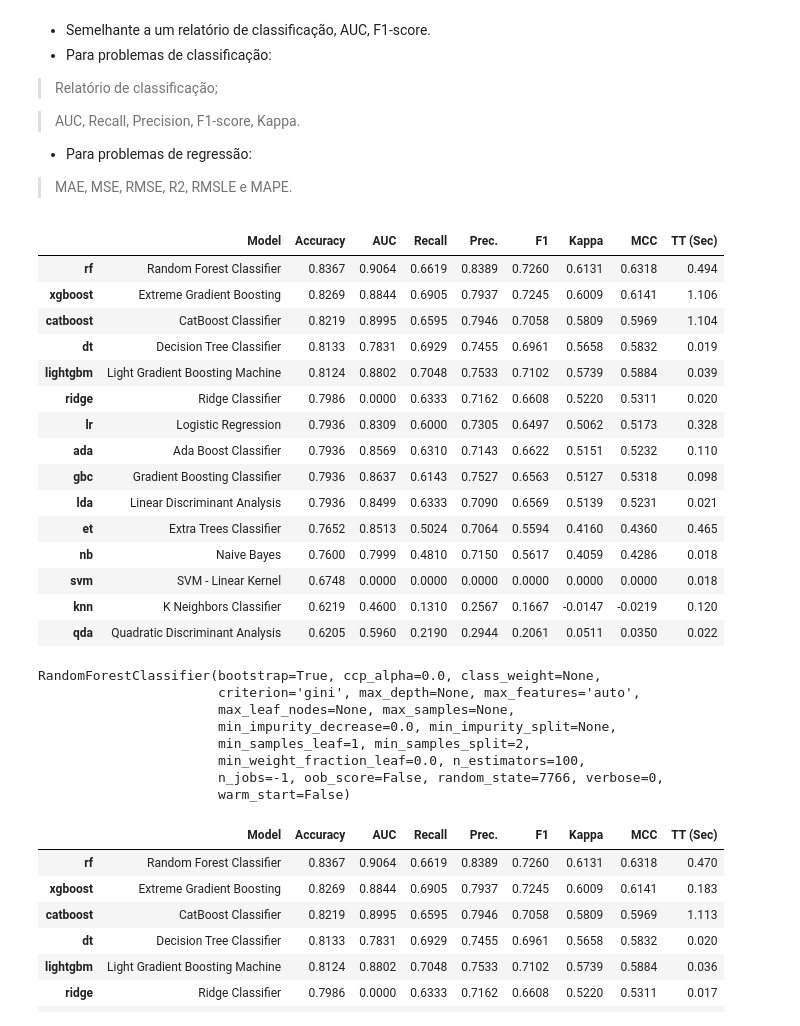
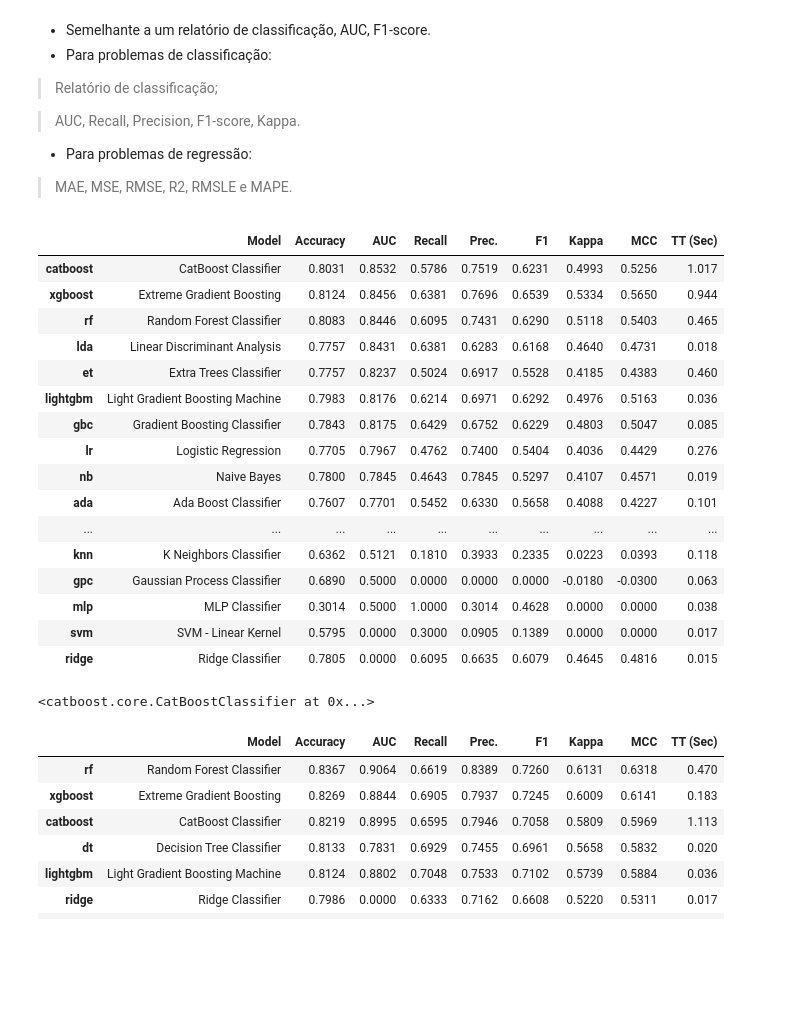
Before and after one commit to geocarvalho/tutoriais, a Jupyter notebook: ml/pycaret_first_impression.ipynb, the cells around one changed output. Drawn from its saved outputs; the diff is of its cells as text; code cells hidden in the pictures; blank space fills up the shorter version.

Commit message:
Update compare_models

```diff
--- a/ml/pycaret_first_impression.ipynb
+++ b/ml/pycaret_first_impression.ipynb
@@ -151,32 +151,26 @@ clf = pc.setup(data=data_df, target="DEATH_EVENT")
 > MAE, MSE, RMSE, R2, RMSLE e MAPE.
 # %%
 # Comparando os modelos
-pc.compare_models()
+pc.compare_models(sort="AUC", turbo=False)
 # %% [output]
 |  | Model | Accuracy | AUC | Recall | Prec. | F1 | Kappa | MCC | TT (Sec) |
-| rf | Random Forest Classifier | 0.8367 | 0.9064 | 0.6619 | 0.8389 | 0.7260 | 0.6131 | 0.6318 | 0.494 |
-| xgboost | Extreme Gradient Boosting | 0.8269 | 0.8844 | 0.6905 | 0.7937 | 0.7245 | 0.6009 | 0.6141 | 1.106 |
-| catboost | CatBoost Classifier | 0.8219 | 0.8995 | 0.6595 | 0.7946 | 0.7058 | 0.5809 | 0.5969 | 1.104 |
-| dt | Decision Tree Classifier | 0.8133 | 0.7831 | 0.6929 | 0.7455 | 0.6961 | 0.5658 | 0.5832 | 0.019 |
-| lightgbm | Light Gradient Boosting Machine | 0.8124 | 0.8802 | 0.7048 | 0.7533 | 0.7102 | 0.5739 | 0.5884 | 0.039 |
-| ridge | Ridge Classifier | 0.7986 | 0.0000 | 0.6333 | 0.7162 | 0.6608 | 0.5220 | 0.5311 | 0.020 |
-| lr | Logistic Regression | 0.7936 | 0.8309 | 0.6000 | 0.7305 | 0.6497 | 0.5062 | 0.5173 | 0.328 |
-| ada | Ada Boost Classifier | 0.7936 | 0.8569 | 0.6310 | 0.7143 | 0.6622 | 0.5151 | 0.5232 | 0.110 |
-| gbc | Gradient Boosting Classifier | 0.7936 | 0.8637 | 0.6143 | 0.7527 | 0.6563 | 0.5127 | 0.5318 | 0.098 |
-| lda | Linear Discriminant Analysis | 0.7936 | 0.8499 | 0.6333 | 0.7090 | 0.6569 | 0.5139 | 0.5231 | 0.021 |
-| et | Extra Trees Classifier | 0.7652 | 0.8513 | 0.5024 | 0.7064 | 0.5594 | 0.4160 | 0.4360 | 0.465 |
-| nb | Naive Bayes | 0.7600 | 0.7999 | 0.4810 | 0.7150 | 0.5617 | 0.4059 | 0.4286 | 0.018 |
-| svm | SVM - Linear Kernel | 0.6748 | 0.0000 | 0.0000 | 0.0000 | 0.0000 | 0.0000 | 0.0000 | 0.018 |
-| knn | K Neighbors Classifier | 0.6219 | 0.4600 | 0.1310 | 0.2567 | 0.1667 | -0.0147 | -0.0219 | 0.120 |
-| qda | Quadratic Discriminant Analysis | 0.6205 | 0.5960 | 0.2190 | 0.2944 | 0.2061 | 0.0511 | 0.0350 | 0.022 |
+| catboost | CatBoost Classifier | 0.8031 | 0.8532 | 0.5786 | 0.7519 | 0.6231 | 0.4993 | 0.5256 | 1.017 |
+| xgboost | Extreme Gradient Boosting | 0.8124 | 0.8456 | 0.6381 | 0.7696 | 0.6539 | 0.5334 | 0.5650 | 0.944 |
+| rf | Random Forest Classifier | 0.8083 | 0.8446 | 0.6095 | 0.7431 | 0.6290 | 0.5118 | 0.5403 | 0.465 |
+| lda | Linear Discriminant Analysis | 0.7757 | 0.8431 | 0.6381 | 0.6283 | 0.6168 | 0.4640 | 0.4731 | 0.018 |
+| et | Extra Trees Classifier | 0.7757 | 0.8237 | 0.5024 | 0.6917 | 0.5528 | 0.4185 | 0.4383 | 0.460 |
+| lightgbm | Light Gradient Boosting Machine | 0.7983 | 0.8176 | 0.6214 | 0.6971 | 0.6292 | 0.4976 | 0.5163 | 0.036 |
+| gbc | Gradient Boosting Classifier | 0.7843 | 0.8175 | 0.6429 | 0.6752 | 0.6229 | 0.4803 | 0.5047 | 0.085 |
+| lr | Logistic Regression | 0.7705 | 0.7967 | 0.4762 | 0.7400 | 0.5404 | 0.4036 | 0.4429 | 0.276 |
+| nb | Naive Bayes | 0.7800 | 0.7845 | 0.4643 | 0.7845 | 0.5297 | 0.4107 | 0.4571 | 0.019 |
+| ada | Ada Boost Classifier | 0.7607 | 0.7701 | 0.5452 | 0.6330 | 0.5658 | 0.4088 | 0.4227 | 0.101 |
+| ... | ... | ... | ... | ... | ... | ... | ... | ... | ... |
+| knn | K Neighbors Classifier | 0.6362 | 0.5121 | 0.1810 | 0.3933 | 0.2335 | 0.0223 | 0.0393 | 0.118 |
+| gpc | Gaussian Process Classifier | 0.6890 | 0.5000 | 0.0000 | 0.0000 | 0.0000 | -0.0180 | -0.0300 | 0.063 |
+| mlp | MLP Classifier | 0.3014 | 0.5000 | 1.0000 | 0.3014 | 0.4628 | 0.0000 | 0.0000 | 0.038 |
+| svm | SVM - Linear Kernel | 0.5795 | 0.0000 | 0.3000 | 0.0905 | 0.1389 | 0.0000 | 0.0000 | 0.017 |
+| ridge | Ridge Classifier | 0.7805 | 0.0000 | 0.6095 | 0.6635 | 0.6079 | 0.4645 | 0.4816 | 0.015 |
-RandomForestClassifier(bootstrap=True, ccp_alpha=0.0, class_weight=None,
-                       criterion='gini', max_depth=None, max_features='auto',
-                       max_leaf_nodes=None, max_samples=None,
-                       min_impurity_decrease=0.0, min_impurity_split=None,
-                       min_samples_leaf=1, min_samples_split=2,
-                       min_weight_fraction_leaf=0.0, n_estimators=100,
-                       n_jobs=-1, oob_score=False, random_state=7766, verbose=0,
-                       warm_start=False)
+<catboost.core.CatBoostClassifier at 0x...>
 # %%
 # Comparar modelos mas ignorar algum específico
 pc.compare_models(exclude=["svm"])
```
Also changed, not shown: parts of 2 cells of this notebook.
